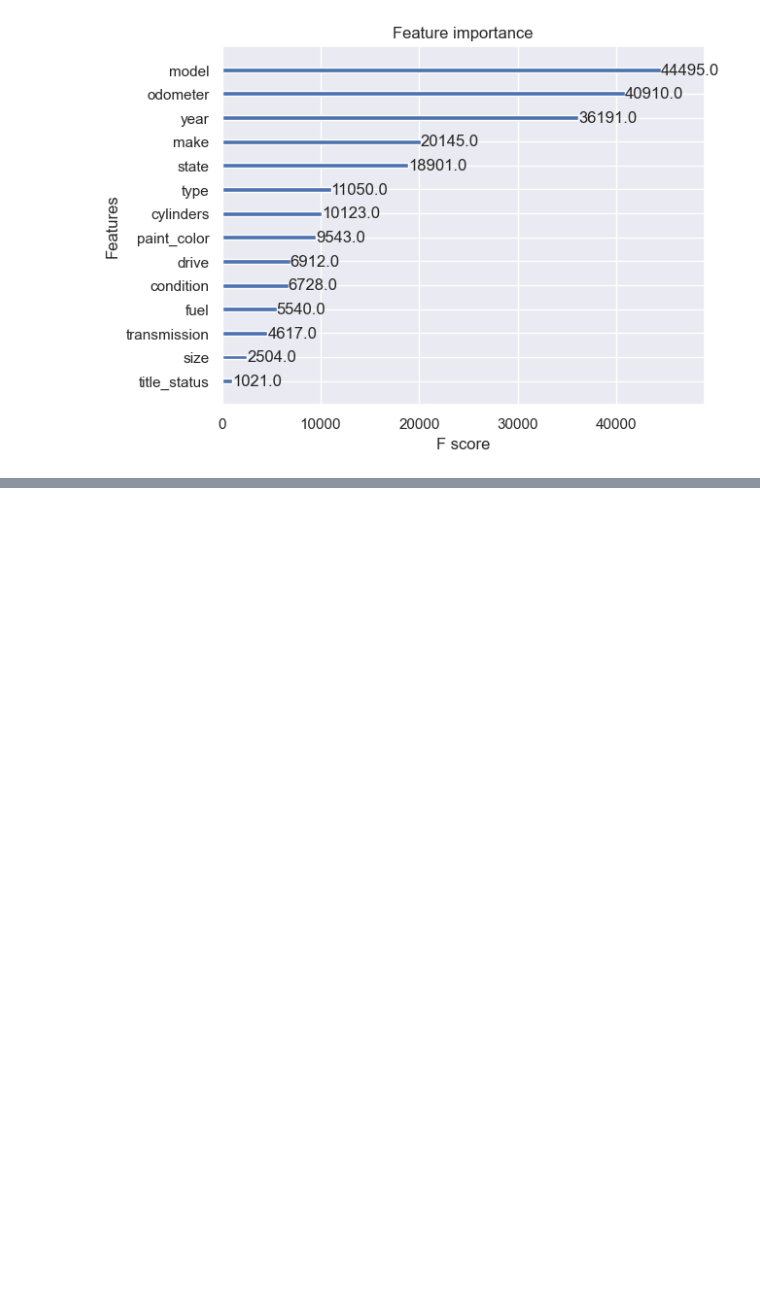
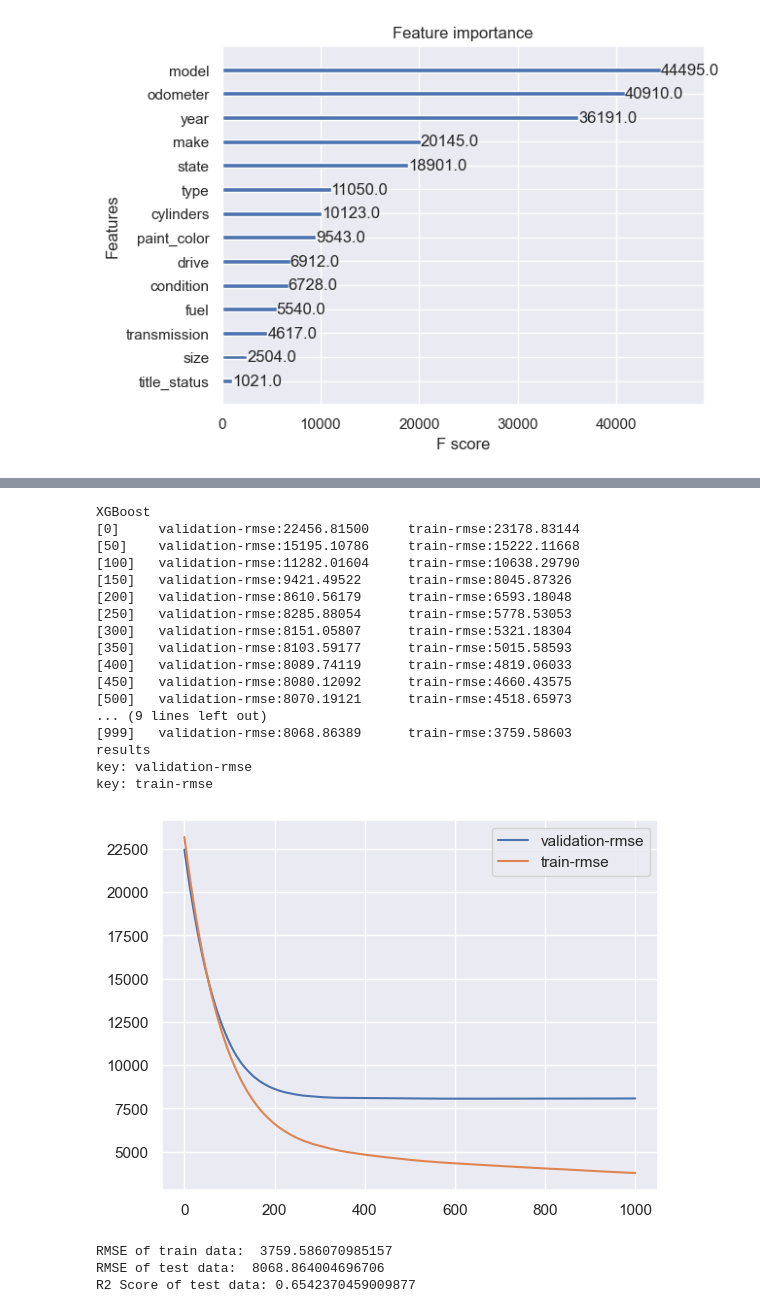
Before and after one commit to ranton256/used_car_sale_price_analysis, a Jupyter notebook: used_car_price_regression-sampled.ipynb, the cells around one changed output, grey strips where cells are left out. Cells and saved outputs as stored; diff of their text form; code cells hidden in the pictures; blank space fills up the shorter version.

Commit message:
First good complete run with training graph on full data

```diff
--- a/used_car_price_regression-sampled.ipynb
+++ b/used_car_price_regression-sampled.ipynb
@@ -818,5 +739,5 @@ R2 score 0.6567179180842626
 # %%
 def score_xgb_model(X_train, y_train, X_test, y_test):
-    n_rounds = 5000
+    n_rounds = 1000
     xgb_model = xgboost_fit(X_train, y_train, X_test, y_test, enable_cat=False, n_rounds=n_rounds)
     return xgb_model
@@ -870,21 +744,29 @@ def fit_svm(svr, X_train, y_train, X_test, y_test):
-# %%
-
-svm_pre_process = ColumnTransformer(remainder='passthrough',
-                                transformers=[
-                                    #("leave_one_out_encoder", ce.LeaveOneOutEncoder(return_df=False), cat_cols),
-                                    ("cat_encoder", cat_encoder, cat_cols),
-                                    #("one_hot_encoder", OneHotEncoder(handle_unknown="ignore"), cat_cols),
-                                    ('scale_data', StandardScaler(), numeric_cols),
-                                ])
-svm_pre_process.fit(X_train, y_train)
-
-X_pre_train =  svm_pre_process.transform(X_train)
-X_pre_test =  svm_pre_process.transform(X_test)
-
-svr_rbf = SVR(kernel="rbf", C=100, gamma=0.1, epsilon=0.1)
-svr_lin = SVR(kernel="linear", C=100, gamma="auto")
-svr_poly = SVR(kernel="poly", C=100, gamma="auto", degree=3, epsilon=0.1, coef0=1)
-
-# TODO: probably not going to use this.
-
-#svm_model = fit_svm(svr_lin, X_pre_train, y_train, X_pre_test, y_test)
+# %%
+alt_pre_process.fit(X_train, y_train)
+
+X_pre_train =  alt_pre_process.transform(X_train)
+X_pre_test =  alt_pre_process.transform(X_test)
+print("XGBoost")
+xgb_model = score_xgb_model(X_pre_train, y_train, X_pre_test, y_test)
+# %% [output]
+XGBoost
+[0]     validation-rmse:22456.81500     train-rmse:23178.83144
+[50]    validation-rmse:15195.10786     train-rmse:15222.11668
+[100]   validation-rmse:11282.01604     train-rmse:10638.29790
+[150]   validation-rmse:9421.49522      train-rmse:8045.87326
+[200]   validation-rmse:8610.56179      train-rmse:6593.18048
+[250]   validation-rmse:8285.88054      train-rmse:5778.53053
+[300]   validation-rmse:8151.05807      train-rmse:5321.18304
+[350]   validation-rmse:8103.59177      train-rmse:5015.58593
+[400]   validation-rmse:8089.74119      train-rmse:4819.06033
+[450]   validation-rmse:8080.12092      train-rmse:4660.43575
+[500]   validation-rmse:8070.19121      train-rmse:4518.65973
+... (9 lines left out)
+[999]   validation-rmse:8068.86389      train-rmse:3759.58603
+results
+key: validation-rmse
+key: train-rmse
+[figure, added]
+RMSE of train data:  3759.586070985157
+RMSE of test data:  8068.864004696706
+R2 Score of test data: 0.6542370459009877
```
Also changed, not shown: parts of 22 cells of this notebook, 4 other files.
